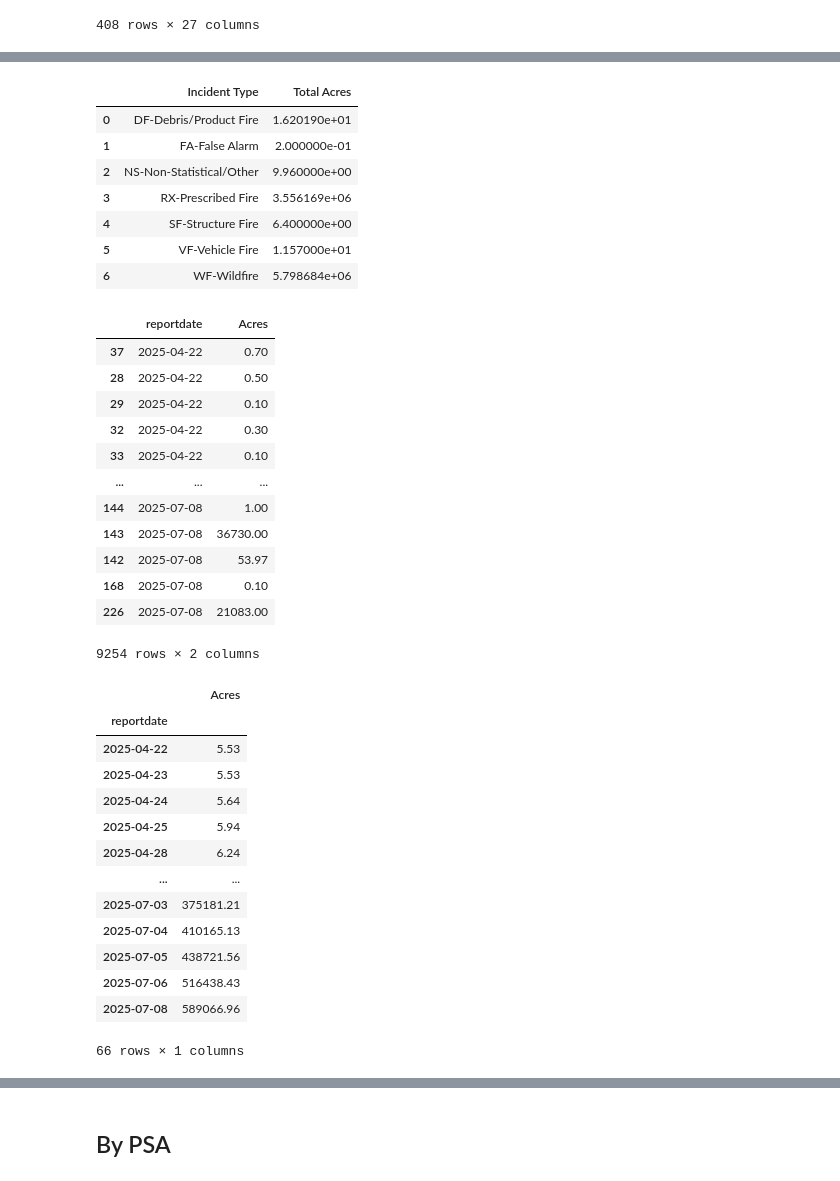
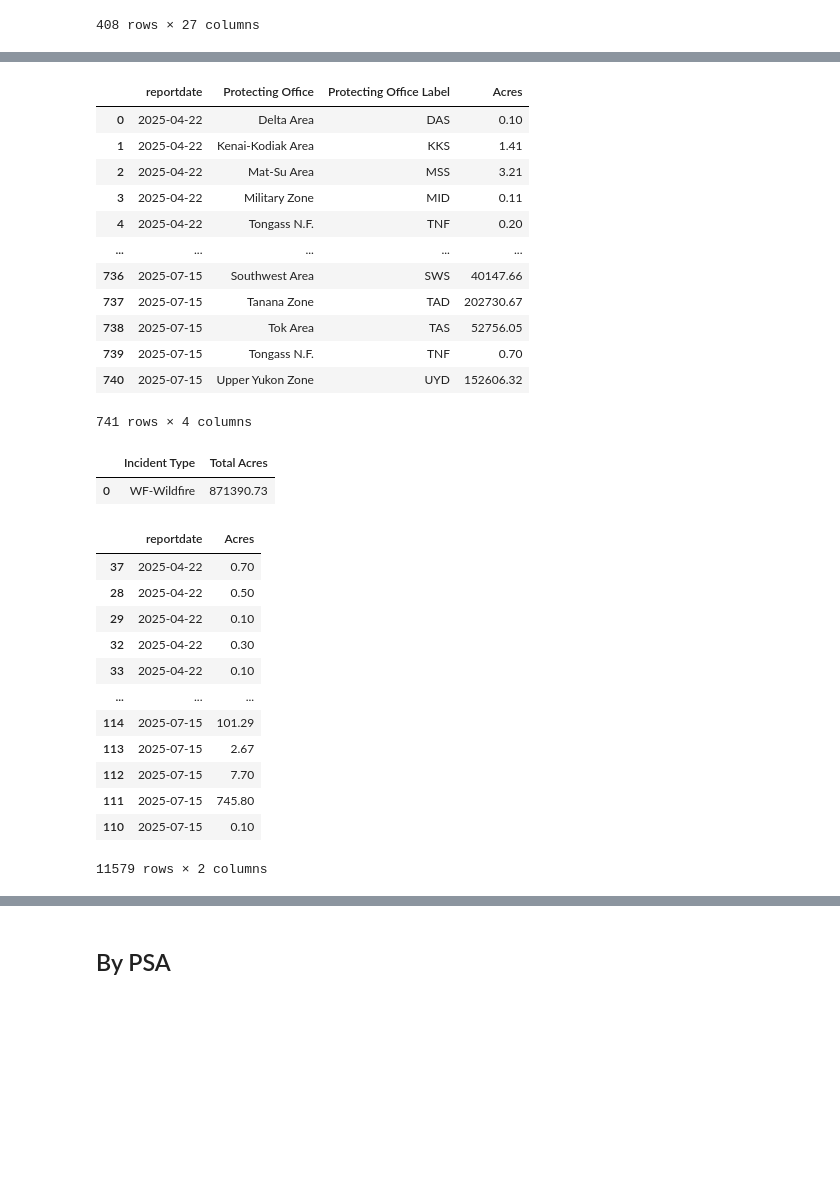
Before and after one commit to PanCanAK-Fire/hnl-fire-data, a Jupyter notebook: JupyterNotebooks/firetally.ipynb, the cells around one changed output, grey strips where cells are left out. Saved outputs shown, nothing was run; the diff lists cells and outputs as text; code cells hidden in the pictures; blank space fills up the shorter version.

```diff
--- a/JupyterNotebooks/firetally.ipynb
+++ b/JupyterNotebooks/firetally.ipynb
@@ -125,0 +72,3 @@ all_updates['reportdate'] = pd.to_datetime(all_updates['reportdate'])
+# %%
+all_updates = ft.assemble_dataframe(DATADIR, fntemplate=fntemplate)
+all_updates
@@ -137,0 +156,5 @@ Name: count, dtype: int64
+# %%
+all_updates = all_updates.query("`Incident Type` != 'RX-Prescribed Fire'")
+all_updates = all_updates.query("`Incident Type` != 'FA-False Alarm'")
+all_updates = all_updates.query("`Incident Type` == 'WF-Wildfire'")
+all_updates_PSA = ft.add_psa(all_updates, projdir=Path().absolute().parents[0])
@@ -138,11 +194,22 @@ Name: count, dtype: int64
+# %%
+dailyarea_by_Zone = ft.aggregate_by_day_region(all_updates_PSA, 'Zone')
+dailyarea_by_Zone
+# %% [output]
+|  | reportdate | Protecting Office | Protecting Office Label | Acres |
+| 0 | 2025-04-22 | Delta Area | DAS | 0.10 |
+| 1 | 2025-04-22 | Kenai-Kodiak Area | KKS | 1.41 |
+| 2 | 2025-04-22 | Mat-Su Area | MSS | 3.21 |
+| 3 | 2025-04-22 | Military Zone | MID | 0.11 |
+| 4 | 2025-04-22 | Tongass N.F. | TNF | 0.20 |
+| ... | ... | ... | ... | ... |
+| 736 | 2025-07-15 | Southwest Area | SWS | 40147.66 |
+| 737 | 2025-07-15 | Tanana Zone | TAD | 202730.67 |
+| 738 | 2025-07-15 | Tok Area | TAS | 52756.05 |
+| 739 | 2025-07-15 | Tongass N.F. | TNF | 0.70 |
+| 740 | 2025-07-15 | Upper Yukon Zone | UYD | 152606.32 |
+741 rows × 4 columns
 # %%
-all_updates.groupby('Incident Type').agg({'Acres': 'sum'}).reset_index().rename(columns={'Acres': 'Total Acres'})
+all_updates.query("reportdate == '2025-07-15'").groupby('Incident Type').agg({'Acres': 'sum'}).reset_index().rename(columns={'Acres': 'Total Acres'})
 # %% [output]
 |  | Incident Type | Total Acres |
-| 0 | DF-Debris/Product Fire | 1.620190e+01 |
-| 1 | FA-False Alarm | 2.000000e-01 |
-| 2 | NS-Non-Statistical/Other | 9.960000e+00 |
-| 3 | RX-Prescribed Fire | 3.556169e+06 |
-| 4 | SF-Structure Fire | 6.400000e+00 |
-| 5 | VF-Vehicle Fire | 1.157000e+01 |
-| 6 | WF-Wildfire | 5.798684e+06 |
+| 0 | WF-Wildfire | 871390.73 |
@@ -159,29 +223,9 @@ all_updates[['reportdate', 'Acres']]
 | 32 | 2025-04-22 | 0.30 |
 | 33 | 2025-04-22 | 0.10 |
 | ... | ... | ... |
-| 144 | 2025-07-08 | 1.00 |
-| 143 | 2025-07-08 | 36730.00 |
-| 142 | 2025-07-08 | 53.97 |
-| 168 | 2025-07-08 | 0.10 |
-| 226 | 2025-07-08 | 21083.00 |
+| 114 | 2025-07-15 | 101.29 |
+| 113 | 2025-07-15 | 2.67 |
+| 112 | 2025-07-15 | 7.70 |
+| 111 | 2025-07-15 | 745.80 |
+| 110 | 2025-07-15 | 0.10 |
-9254 rows × 2 columns
+11579 rows × 2 columns
-# %%
-dailyarea = all_updates[['reportdate', 'Acres']].resample('D', on='reportdate').sum()
-dailyarea['Acres'] = dailyarea['Acres'].replace(0, pd.NA)
-dailyarea.dropna(inplace=True)
-dailyarea
-# %% [output]
-|  | Acres |
-| reportdate |  |
-| 2025-04-22 | 5.53 |
-| 2025-04-23 | 5.53 |
-| 2025-04-24 | 5.64 |
-| 2025-04-25 | 5.94 |
-| 2025-04-28 | 6.24 |
-| ... | ... |
-| 2025-07-03 | 375181.21 |
-| 2025-07-04 | 410165.13 |
-| 2025-07-05 | 438721.56 |
-| 2025-07-06 | 516438.43 |
-| 2025-07-08 | 589066.96 |
-66 rows × 1 columns
```
Also changed, not shown: parts of 46 cells of this notebook, 5 other files.
